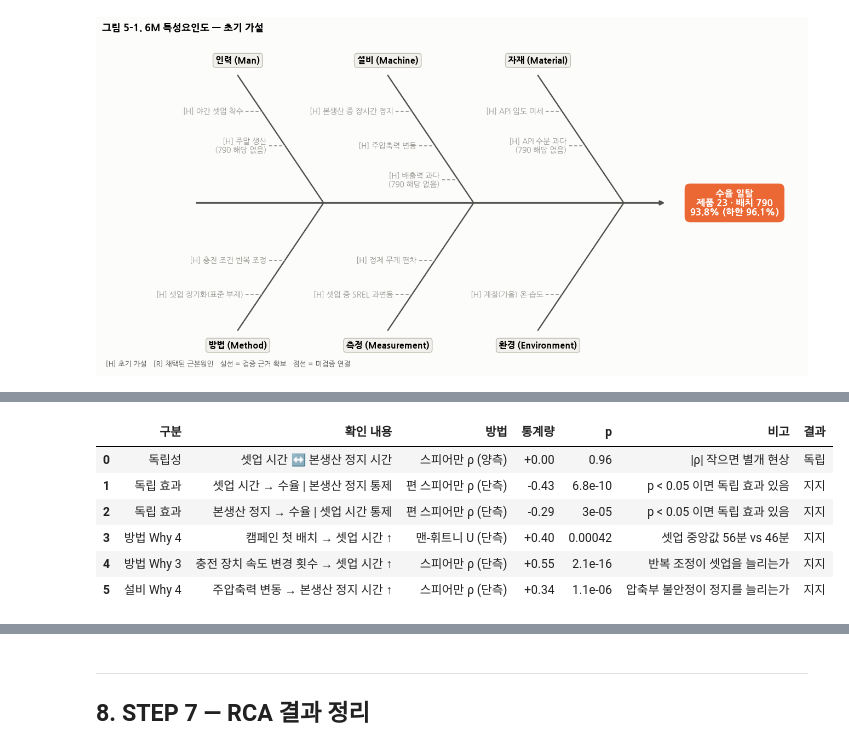
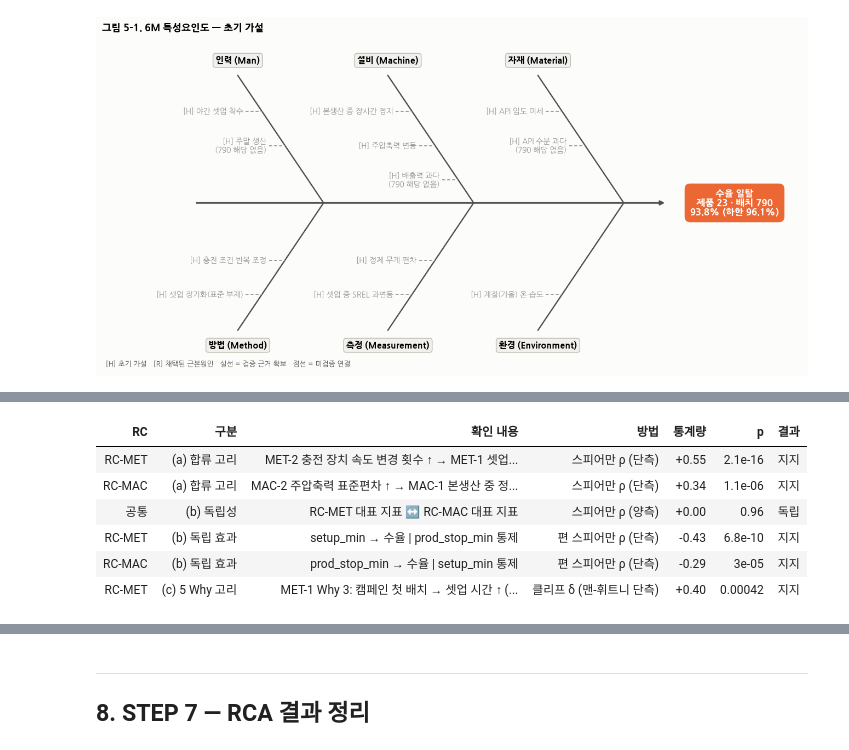
Before and after one commit to thisischeese/Pharma-Manufacturing, a Jupyter notebook: notebooks/RCA_Lek_yield_deviation.ipynb, the cells around one changed output, grey strips where cells are left out. Drawn from its saved outputs; the diff is of its cells as text; code cells hidden in the pictures.

```diff
--- a/notebooks/RCA_Lek_yield_deviation.ipynb
+++ b/notebooks/RCA_Lek_yield_deviation.ipynb
@@ -239,7 +248,7 @@ def robust_sigma(s: pd.Series) -> float:
 
 
 spec = (df.groupby("code")
-          .agg(함량=("strength", "first"), 배치수=("batch_yield", "size"),
+          .agg(**{"함량(mg/정)": ("strength_mg", "first")}, 배치수=("batch_yield", "size"),
                기준선=("batch_yield", "median"), sigma=("batch_yield", robust_sigma)))
 spec["경고_하한"] = spec.기준선 - SIGMA_ALERT * spec.sigma
 spec["일탈_하한"] = spec.기준선 - SIGMA_ACTION * spec.sigma
@@ -1087,27 +1276,25 @@ TEST["판정"] = np.where(TEST["① 통과"] & TEST["② 통과"], "채택", "
 # %%
-fig, axes = plt.subplots(2, 3, figsize=(15, 8.5))
-for ax, (m_ko, _) in zip(axes.flat, M_ORDER):
-    hid = FIVE_WHY[m_ko]["start"]
-    h, t = HYP.loc[hid], TEST.loc[m_ko]
-    color = C_LOW if t.판정 == "채택" else C_GRAY
+fig, axes = plt.subplots(3, 3, figsize=(15, 12.5))
+for ax, hid in zip(axes.flat, OBSERVED):
+    h, t = HYP.loc[hid], TEST.loc[hid]
+    color = C_LOW if t["가설 판정"] == "채택" else C_GRAY
     if h.유형 == "cont":
         ax.scatter(ref23[h.지표], ref23.batch_yield, s=12, alpha=0.55, color=C_NORMAL, linewidths=0, label="참조 배치")
         ax.scatter(d23.loc[TARGET, h.지표], d23.loc[TARGET, "batch_yield"], s=80, color=C_LOW, zorder=3, label=f"배치 {TARGET}")
         if ref23[h.지표].max() / max(ref23[h.지표].median(), 1e-9) > 8:
             ax.set_xscale("symlog")
-        ax.set_xlabel(h["지표 설명"])
     else:
         groups = [ref23.loc[~ref23[h.지표].astype(bool), "batch_yield"], ref23.loc[ref23[h.지표].astype(bool), "batch_yield"]]
         ax.boxplot(groups, positions=[0, 1], widths=0.5, showfliers=True,
                    medianprops=dict(color=C_TEXT2), flierprops=dict(markersize=3, markeredgecolor=C_GRAY))
         ax.scatter(1, d23.loc[TARGET, "batch_yield"], s=80, color=C_LOW, zorder=3, label=f"배치 {TARGET}")
         ax.set_xticks([0, 1], [f"아니오 (n={len(groups[0])})", f"예 (n={len(groups[1])})"])
-        ax.set_xlabel(h["지표 설명"])
+    ax.set_xlabel(h["지표 설명"])
     ax.axhline(sp.일탈_하한, color=C_LOW, lw=0.8, ls="--")
-    ax.set_title(f"{m_ko} · {hid} → {t.판정}\n{t['② 효과 크기']}, Holm p = {t['② p (Holm)']:.2g}", color=color, fontsize=11)
+    ax.set_title(f"{hid} ({t.RC}) → {t['가설 판정']}\n{t['② 효과 크기']}, Holm p = {t['② p (Holm)']:.2g}", color=color, fontsize=11)
     ax.set_ylabel("batch_yield (%)")
 axes.flat[0].legend(loc="lower left", fontsize=8)
-fig.suptitle("그림 7-1. 근본원인 후보별 검증 지표와 수율 (점선 = 일탈 하한, 주황 점 = 배치 790)", x=0.01, ha="left",
+fig.suptitle("그림 7-1. 가설별 검증 지표와 수율 (점선 = 일탈 하한, 주황 점 = 배치 790)", x=0.01, ha="left",
              fontsize=12, fontweight="bold")
 plt.tight_layout()
 plt.show()
@@ -1147,28 +1344,38 @@ def partial_spearman(data: pd.DataFrame, x: str, y: str, covars: list, alternati
     return rho, p
 
 
+ADOPTED_HYP = TEST.index[TEST["가설 판정"] == "채택"]
+RC_CANDIDATES = [rc for rc in RC if any(FIVE_WHY[h]["rc"] == rc for h in ADOPTED_HYP)]
+REP = {rc: HYP.loc[next(h for h in OBSERVED if FIVE_WHY[h]["rc"] == rc and FIVE_WHY[h]["joins"] is None), "지표"]
+       for rc in RC_CANDIDATES}                       # RC 대표 지표 = 하위 가설이 아닌 가설의 지표
+print("③ 대상 RC와 대표 지표:", REP)
+
 checks = []
-# (a) 두 채택 원인은 서로 독립인가?
-r_ab = stats.spearmanr(ref23.setup_min, ref23.prod_stop_min)
-checks.append(("독립성", "셋업 시간 ↔ 본생산 정지 시간", "스피어만 ρ (양측)", r_ab.statistic, r_ab.pvalue, "|ρ| 작으면 별개 현상"))
-for x, other, label in [("setup_min", "prod_stop_min", "셋업 시간 → 수율 | 본생산 정지 통제"),
-                        ("prod_stop_min", "setup_min", "본생산 정지 → 수율 | 셋업 시간 통제")]:
-    rho, p = partial_spearman(ref23, x, "batch_yield", [other])
-    checks.append(("독립 효과", label, "편 스피어만 ρ (단측)", rho, p, "p < 0.05 이면 독립 효과 있음"))
-# (b) 5 Why 중간 고리
-mw = stats.mannwhitneyu(ref23.loc[ref23.first_in_campaign, "setup_min"], ref23.loc[~ref23.first_in_campaign, "setup_min"],
-                        alternative="greater")
-checks.append(("방법 Why 4", "캠페인 첫 배치 → 셋업 시간 ↑", "맨-휘트니 U (단측)",
-               cliffs_delta(ref23.loc[ref23.first_in_campaign, "setup_min"], ref23.loc[~ref23.first_in_campaign, "setup_min"]),
-               mw.pvalue, f"셋업 중앙값 {ref23.loc[ref23.first_in_campaign, 'setup_min'].median():.0f}분 vs "
-                          f"{ref23.loc[~ref23.first_in_campaign, 'setup_min'].median():.0f}분"))
-r = stats.spearmanr(ref23.fom_change, ref23.setup_min, alternative="greater")
-checks.append(("방법 Why 3", "충전 장치 속도 변경 횟수 → 셋업 시간 ↑", "스피어만 ρ (단측)", r.statistic, r.pvalue, "반복 조정이 셋업을 늘리는가"))
-r = stats.spearmanr(ref23.main_CompForce_sd, ref23.prod_stop_min, alternative="greater")
-checks.append(("설비 Why 4", "주압축력 변동 → 본생산 정지 시간 ↑", "스피어만 ρ (단측)", r.statistic, r.pvalue, "압축부 불안정이 정지를 늘리는가"))
+# (a) 합류 고리: 하위 가설 지표 ↑ → 상위 가설 지표 ↑
+for h in OBSERVED:
+    up = FIVE_WHY[h]["joins"]
+    if up and FIVE_WHY[h]["rc"] in RC_CANDIDATES:
+        x, y = HYP.loc[h, "지표"], HYP.loc[up, "지표"]
+        r = stats.spearmanr(ref23[x], ref23[y], alternative="greater")
+        checks.append((FIVE_WHY[h]["rc"], "(a) 합류 고리", f"{h} {HYP.loc[h, '지표 설명']} ↑ → {up} {HYP.loc[up, '지표 설명']} ↑",
+                       "스피어만 ρ (단측)", r.statistic, r.pvalue))
+# (b) 독립성: RC 대표 지표끼리 상관, 서로를 통제한 수율 효과
+if len(RC_CANDIDATES) == 2:
+    a, b = RC_CANDIDATES
+    r = stats.spearmanr(ref23[REP[a]], ref23[REP[b]])
+    checks.append(("공통", "(b) 독립성", f"{a} 대표 지표 ↔ {b} 대표 지표", "스피어만 ρ (양측)", r.statistic, r.pvalue))
+for rc in RC_CANDIDATES:
+    others = [REP[o] for o in RC_CANDIDATES if o != rc]
+    rho, p = partial_spearman(ref23, REP[rc], "batch_yield", others)
+    checks.append((rc, "(b) 독립 효과", f"{REP[rc]} → 수율 | {', '.join(others) or '통제 없음'} 통제", "편 스피어만 ρ (단측)", rho, p))
+# (c) 5 Why [데이터] 고리: RC-MET Why 3 — 캠페인 첫 배치일수록 셋업이 길다
+f_yes, f_no = ref23.loc[ref23.first_in_campaign, "setup_min"], ref23.loc[~ref23.first_in_campaign, "setup_min"]
+checks.append(("RC-MET", "(c) 5 Why 고리", f"MET-1 Why 3: 캠페인 첫 배치 → 셋업 시간 ↑ (중앙값 {f_yes.median():.0f}분 vs {f_no.median():.0f}분)",
+               "클리프 δ (맨-휘트니 단측)", cliffs_delta(f_yes, f_no), stats.mannwhitneyu(f_yes, f_no, alternative="greater").pvalue))
 
-CHK = pd.DataFrame(checks, columns=["구분", "확인 내용", "방법", "통계량", "p", "비고"])
-CHK["결과"] = np.where(CHK.구분.eq("독립성"), np.where(CHK.통계량.abs() < 0.2, "독립", "연관"),
+CHK = pd.DataFrame(checks, columns=["RC", "구분", "확인 내용", "방법", "통계량", "p"])
+CHK["결과"] = np.where(CHK.구분.eq("(b) 독립성"), np.where(CHK.통계량.abs() < 0.2, "독립", "연관"),
                      np.where(CHK.p < 0.05, "지지", "지지 안 됨"))
-CHK.style.format({"통계량": "{:+.2f}", "p": "{:.2g}"}).set_caption("표 7-2. 독립성과 5 Why 중간 고리 확인 (제품 23 참조 배치)")
+CHK.style.format({"통계량": "{:+.2f}", "p": "{:.2g}"}).hide(axis="index") \
+   .set_caption("표 7-2. 근본원인 확인 (제품 23 참조 배치 186개)")
 # %% [output]
@@ -1176,10 +1384,10 @@ CHK.style.format({"통계량": "{:+.2f}", "p": "{:.2g}"}).set_caption("표 7-2.
-|  | 구분 | 확인 내용 | 방법 | 통계량 | p | 비고 | 결과 |
-| 0 | 독립성 | 셋업 시간 ↔ 본생산 정지 시간 | 스피어만 ρ (양측) | +0.00 | 0.96 | |ρ| 작으면 별개 현상 | 독립 |
-| 1 | 독립 효과 | 셋업 시간 → 수율 | 본생산 정지 통제 | 편 스피어만 ρ (단측) | -0.43 | 6.8e-10 | p < 0.05 이면 독립 효과 있음 | 지지 |
-| 2 | 독립 효과 | 본생산 정지 → 수율 | 셋업 시간 통제 | 편 스피어만 ρ (단측) | -0.29 | 3e-05 | p < 0.05 이면 독립 효과 있음 | 지지 |
-| 3 | 방법 Why 4 | 캠페인 첫 배치 → 셋업 시간 ↑ | 맨-휘트니 U (단측) | +0.40 | 0.00042 | 셋업 중앙값 56분 vs 46분 | 지지 |
-| 4 | 방법 Why 3 | 충전 장치 속도 변경 횟수 → 셋업 시간 ↑ | 스피어만 ρ (단측) | +0.55 | 2.1e-16 | 반복 조정이 셋업을 늘리는가 | 지지 |
-| 5 | 설비 Why 4 | 주압축력 변동 → 본생산 정지 시간 ↑ | 스피어만 ρ (단측) | +0.34 | 1.1e-06 | 압축부 불안정이 정지를 늘리는가 | 지지 |
+| RC | 구분 | 확인 내용 | 방법 | 통계량 | p | 결과 |
+| RC-MET | (a) 합류 고리 | MET-2 충전 장치 속도 변경 횟수 ↑ → MET-1 셋업... | 스피어만 ρ (단측) | +0.55 | 2.1e-16 | 지지 |
+| RC-MAC | (a) 합류 고리 | MAC-2 주압축력 표준편차 ↑ → MAC-1 본생산 중 정... | 스피어만 ρ (단측) | +0.34 | 1.1e-06 | 지지 |
+| 공통 | (b) 독립성 | RC-MET 대표 지표 ↔ RC-MAC 대표 지표 | 스피어만 ρ (양측) | +0.00 | 0.96 | 독립 |
+| RC-MET | (b) 독립 효과 | setup_min → 수율 | prod_stop_min 통제 | 편 스피어만 ρ (단측) | -0.43 | 6.8e-10 | 지지 |
+| RC-MAC | (b) 독립 효과 | prod_stop_min → 수율 | setup_min 통제 | 편 스피어만 ρ (단측) | -0.29 | 3e-05 | 지지 |
+| RC-MET | (c) 5 Why 고리 | MET-1 Why 3: 캠페인 첫 배치 → 셋업 시간 ↑ (... | 클리프 δ (맨-휘트니 단측) | +0.40 | 0.00042 | 지지 |
 # %% [markdown]
 > **해석**
 >
```
Also changed, not shown: parts of 47 cells of this notebook.
